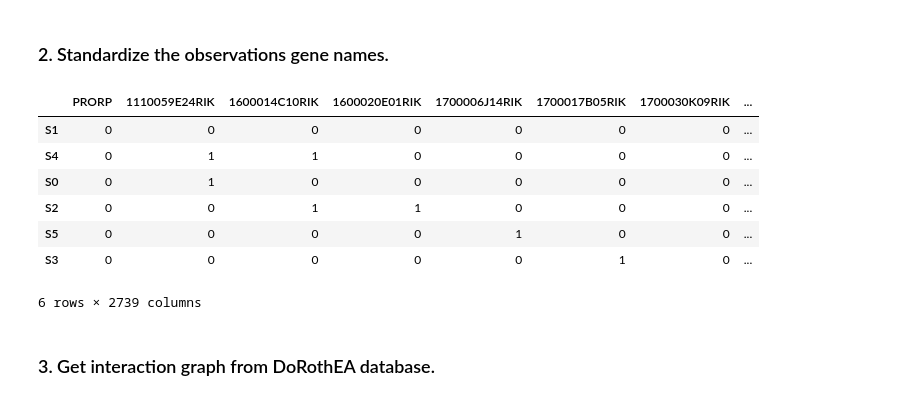
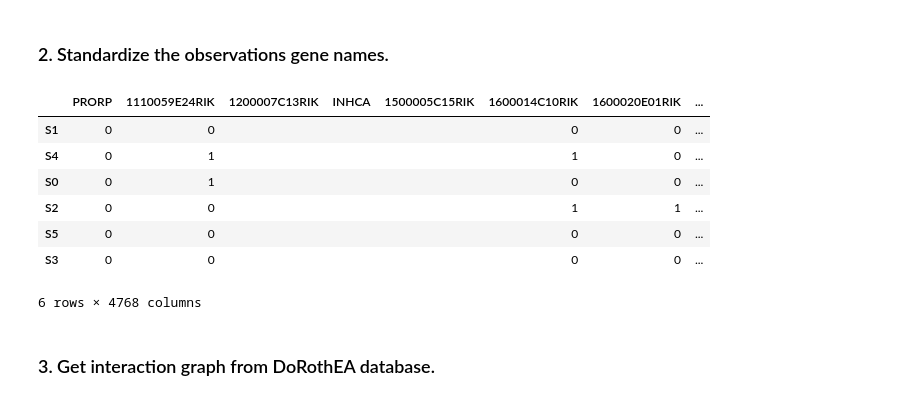
Before and after one commit to StephanieChevalier/notebooks_for_bonesis, a Jupyter notebook: applications/hematopoiesis/A_components-selection.ipynb, the cells around one changed output. Drawn from its saved outputs; the diff is of its cells as text; code cells hidden in the pictures.

```diff
--- a/applications/hematopoiesis/A_components-selection.ipynb
+++ b/applications/hematopoiesis/A_components-selection.ipynb
@@ -51,0 +15,2 @@ pd.DataFrame.from_dict(observations_from_singlecell_nestorowa, orient="index").f
+# %%
+df_nesto = pd.read_csv("nestorowa_binarizedObservations.csv", sep=",", index_col=[0])
@@ -51,0 +28,2 @@ pd.DataFrame.from_dict(observations_from_singlecell_nestorowa, orient="index").f
+# %%
+observations_from_singlecell_nestorowa = df_nesto.to_dict(orient="index")
@@ -149,15 +147,15 @@ def standardize_genename_in_dict_of_observations(observations_dict: Dict, path_N
 standardized_observations_from_singlecell_nestorowa = standardize_genename_in_dict_of_observations(observations_from_singlecell_nestorowa, "Mus_musculus.gene_info.20221005.tsv")
 # %%
 # Visualisation of the matrix with standardized gene names:
-df = pd.DataFrame.from_dict(standardized_observations_from_singlecell_nestorowa, orient="index").fillna('')
-df
+df_standardized = pd.DataFrame.from_dict(standardized_observations_from_singlecell_nestorowa, orient="index").fillna('')
+df_standardized
 # %% [output]
-|  | PRORP | 1110059E24RIK | 1600014C10RIK | 1600020E01RIK | 1700006J14RIK | 1700017B05RIK | 1700030K09RIK | ... |
-| S1 | 0 | 0 | 0 | 0 | 0 | 0 | 0 | ... |
-| S4 | 0 | 1 | 1 | 0 | 0 | 0 | 0 | ... |
-| S0 | 0 | 1 | 0 | 0 | 0 | 0 | 0 | ... |
-| S2 | 0 | 0 | 1 | 1 | 0 | 0 | 0 | ... |
-| S5 | 0 | 0 | 0 | 0 | 1 | 0 | 0 | ... |
-| S3 | 0 | 0 | 0 | 0 | 0 | 1 | 0 | ... |
+|  | PRORP | 1110059E24RIK | 1200007C13RIK | INHCA | 1500005C15RIK | 1600014C10RIK | 1600020E01RIK | ... |
+| S1 | 0 | 0 |  |  |  | 0 | 0 | ... |
+| S4 | 0 | 1 |  |  |  | 1 | 0 | ... |
+| S0 | 0 | 1 |  |  |  | 0 | 0 | ... |
+| S2 | 0 | 0 |  |  |  | 1 | 1 | ... |
+| S5 | 0 | 0 |  |  |  | 0 | 0 | ... |
+| S3 | 0 | 0 |  |  |  | 0 | 0 | ... |
-6 rows × 2739 columns
+6 rows × 4768 columns
 # %%
```
Also changed, not shown: parts of 16 cells of this notebook.
